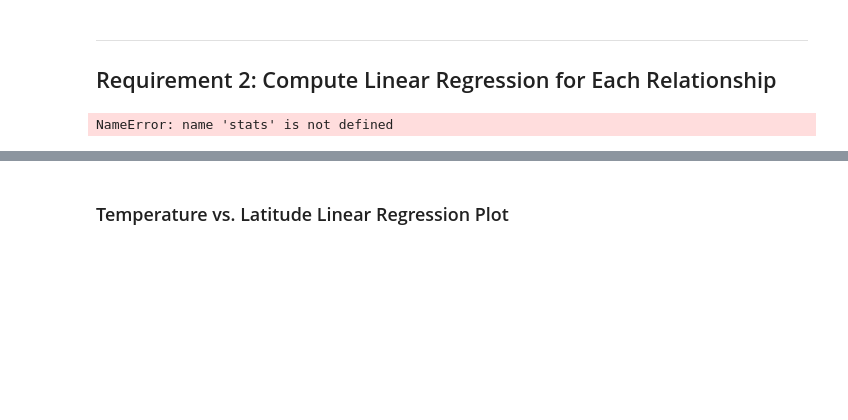
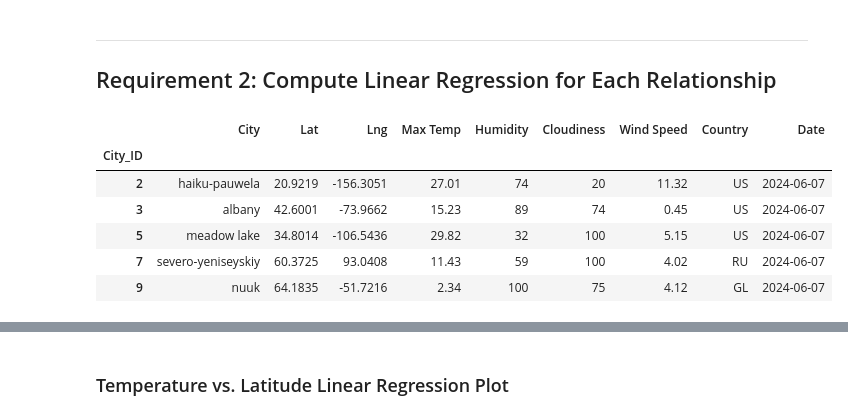
Before and after one commit to thaychansy/python-api, a Jupyter notebook: WeatherPy.ipynb, the cells around one changed output, grey strips where cells are left out. Cells and saved outputs as stored; diff of their text form; code cells hidden in the pictures; blank space fills up the shorter version.

```diff
--- a/WeatherPy.ipynb
+++ b/WeatherPy.ipynb
@@ -274,8 +280,3 @@ plt.show()
 ---
 
 ## Requirement 2: Compute Linear Regression for Each Relationship
-# %%
-# Define a function to create Linear Regression plots
-(slope, intercept, rvalue, pvalue, stderr) = stats.linregress(x_values, y_values)
-# %% [output]
-NameError: name 'stats' is not defined
@@ -282,8 +314,16 @@ NameError: name 'stats' is not defined
 # %%
 # Create a DataFrame with the Northern Hemisphere data (Latitude >= 0)
-# YOUR CODE HERE
+northern_hemi_df = city_data_df[city_data_df['Lat'] >=0]
 
 # Display sample data
 northern_hemi_df.head()
+# %% [output]
+|  | City | Lat | Lng | Max Temp | Humidity | Cloudiness | Wind Speed | Country | Date |
+| City_ID |  |  |  |  |  |  |  |  |  |
+| 2 | haiku-pauwela | 20.9219 | -156.3051 | 27.01 | 74 | 20 | 11.32 | US | 2024-06-07 |
+| 3 | albany | 42.6001 | -73.9662 | 15.23 | 89 | 74 | 0.45 | US | 2024-06-07 |
+| 5 | meadow lake | 34.8014 | -106.5436 | 29.82 | 32 | 100 | 5.15 | US | 2024-06-07 |
+| 7 | severo-yeniseyskiy | 60.3725 | 93.0408 | 11.43 | 59 | 100 | 4.02 | RU | 2024-06-07 |
+| 9 | nuuk | 64.1835 | -51.7216 | 2.34 | 100 | 75 | 4.12 | GL | 2024-06-07 |
 # %%
 # Create a DataFrame with the Southern Hemisphere data (Latitude < 0)
```
Also changed, not shown: parts of 13 cells of this notebook, 5 other files.
